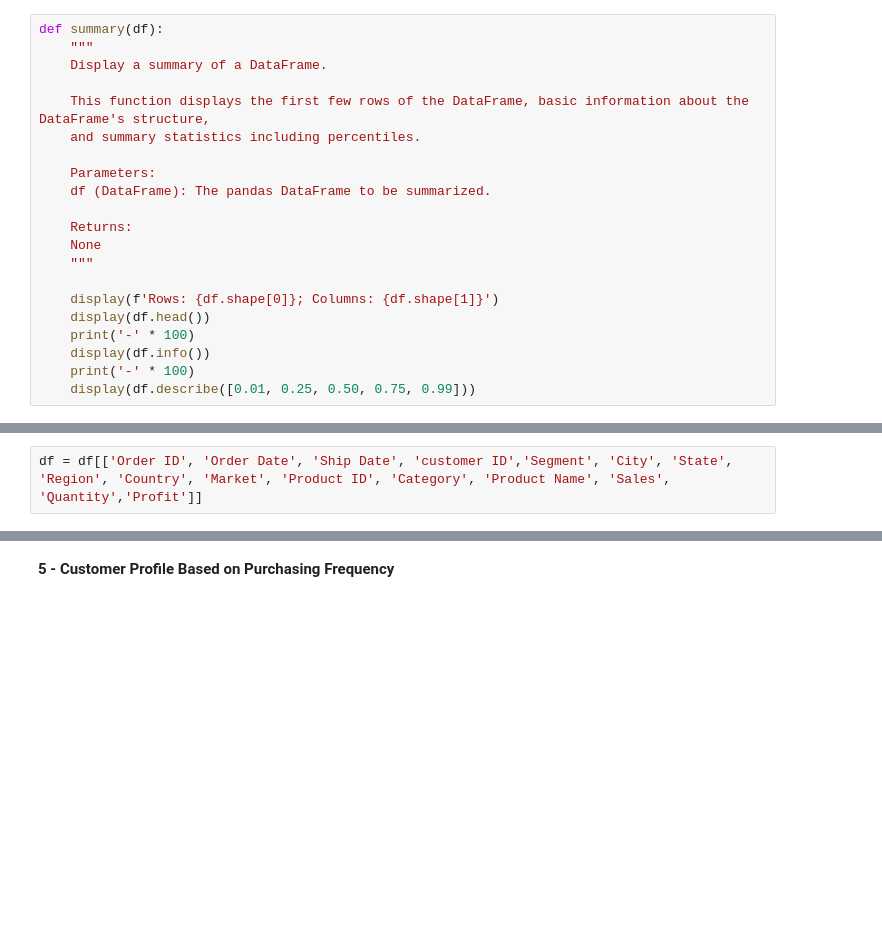
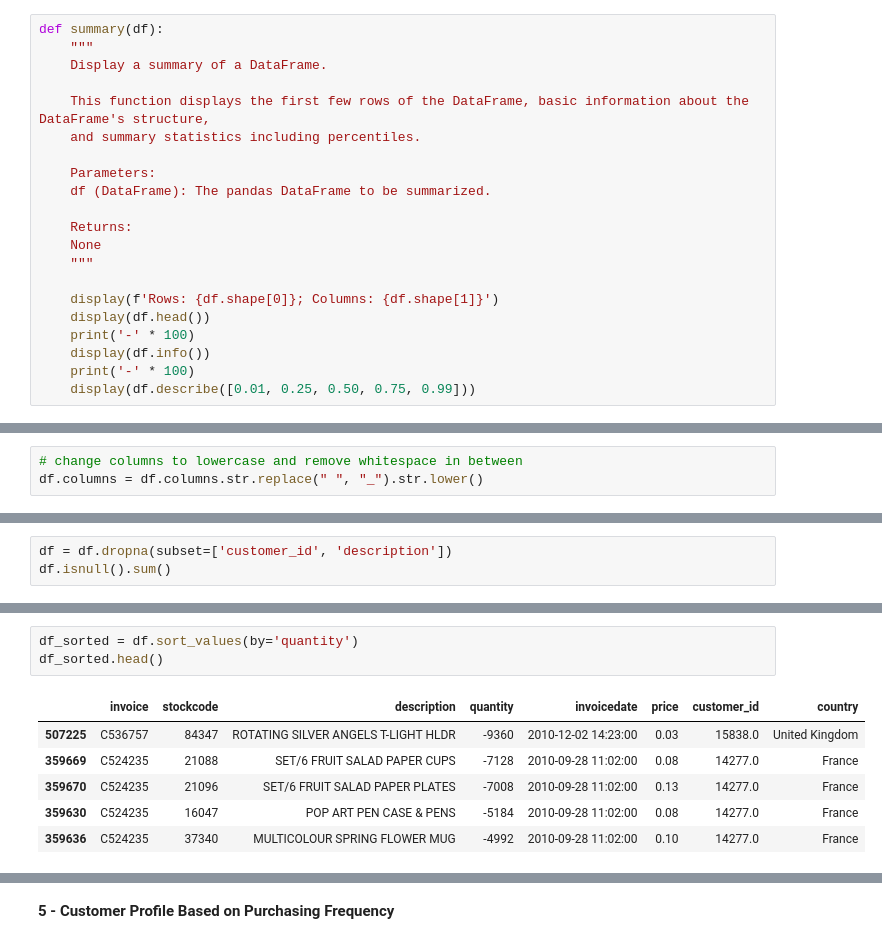
Before and after one commit to mtmiran/customer_segmentation, a Jupyter notebook: notebooks/01_eda.ipynb, the cells around one changed output, grey strips where cells are left out. Saved outputs shown, nothing was run; the diff lists cells and outputs as text; blank space fills up the shorter version.

```diff
--- a/notebooks/01_eda.ipynb
+++ b/notebooks/01_eda.ipynb
@@ -119,2 +71,0 @@ None
-# %%
-df = df[['Order ID', 'Order Date', 'Ship Date', 'customer ID','Segment', 'City', 'State', 'Region', 'Country', 'Market', 'Product ID', 'Category', 'Product Name', 'Sales', 'Quantity','Profit']]
@@ -120,0 +80,3 @@ df = df[['Order ID', 'Order Date', 'Ship Date', 'customer ID','Segment', 'City',
+# %%
+# change columns to lowercase and remove whitespace in between
+df.columns = df.columns.str.replace(" ", "_").str.lower()
@@ -120,0 +124,3 @@ df = df[['Order ID', 'Order Date', 'Ship Date', 'customer ID','Segment', 'City',
+# %%
+df = df.dropna(subset=['customer_id', 'description'])
+df.isnull().sum()
@@ -120,0 +150,10 @@ df = df[['Order ID', 'Order Date', 'Ship Date', 'customer ID','Segment', 'City',
+# %%
+df_sorted = df.sort_values(by='quantity')
+df_sorted.head()
+# %% [output]
+|  | invoice | stockcode | description | quantity | invoicedate | price | customer_id | country |
+| 507225 | C536757 | 84347 | ROTATING SILVER ANGELS T-LIGHT HLDR | -9360 | 2010-12-02 14:23:00 | 0.03 | 15838.0 | United Kingdom |
+| 359669 | C524235 | 21088 | SET/6 FRUIT SALAD PAPER CUPS | -7128 | 2010-09-28 11:02:00 | 0.08 | 14277.0 | France |
+| 359670 | C524235 | 21096 | SET/6 FRUIT SALAD PAPER PLATES | -7008 | 2010-09-28 11:02:00 | 0.13 | 14277.0 | France |
+| 359630 | C524235 | 16047 | POP ART PEN CASE & PENS | -5184 | 2010-09-28 11:02:00 | 0.08 | 14277.0 | France |
+| 359636 | C524235 | 37340 | MULTICOLOUR SPRING FLOWER MUG | -4992 | 2010-09-28 11:02:00 | 0.10 | 14277.0 | France |
```
Also changed, not shown: parts of 100 cells of this notebook, 9 other files.
